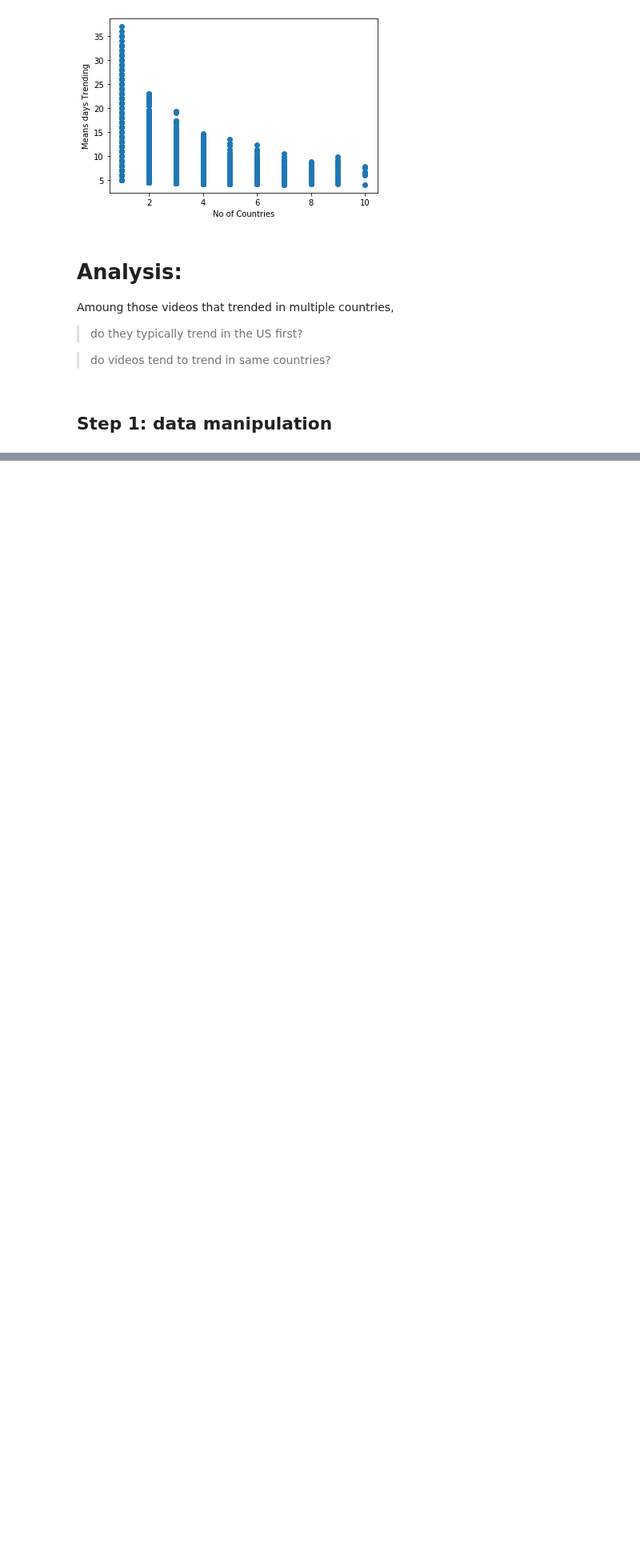
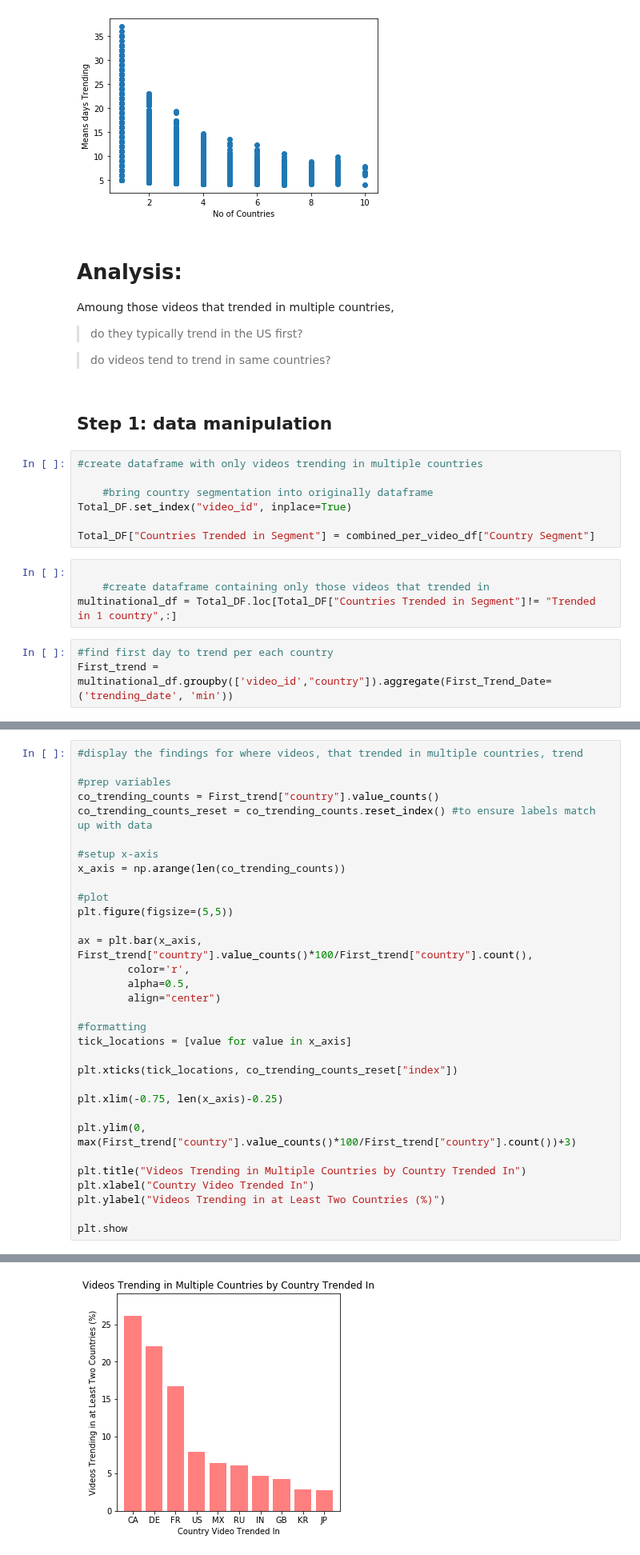
Before and after one commit to bnarath/YouTube_Trending, a Jupyter notebook: youtube-trending/Code/Megan_exploring_variation.ipynb, the cells around one changed output, grey strips where cells are left out. Shown at 80% size. Drawn from its saved outputs; the diff is of its cells as text; blank space fills up the shorter version.

```diff
--- a/youtube-trending/Code/Megan_exploring_variation.ipynb
+++ b/youtube-trending/Code/Megan_exploring_variation.ipynb
@@ -455,3 +455,17 @@ Amoung those videos that trended in multiple countries,
 # %% [markdown]
 Step 1: data manipulation
 ----
+# %%
+#create dataframe with only videos trending in multiple countries
+
+    #bring country segmentation into originally dataframe
+Total_DF.set_index("video_id", inplace=True)
+
+Total_DF["Countries Trended in Segment"] = combined_per_video_df["Country Segment"]
+# %%
+
+    #create dataframe containing only those videos that trended in
+multinational_df = Total_DF.loc[Total_DF["Countries Trended in Segment"]!= "Trended in 1 country",:]
+# %%
+#find first day to trend per each country
+First_trend = multinational_df.groupby(['video_id',"country"]).aggregate(First_Trend_Date=('trending_date', 'min'))
@@ -457,0 +481,33 @@ Step 1: data manipulation
+# %%
+#display the findings for where videos, that trended in multiple countries, trend
+
+#prep variables
+co_trending_counts = First_trend["country"].value_counts()
+co_trending_counts_reset = co_trending_counts.reset_index() #to ensure labels match up with data
+
+#setup x-axis
+x_axis = np.arange(len(co_trending_counts))
+
+#plot
+plt.figure(figsize=(5,5))
+
+ax = plt.bar(x_axis, First_trend["country"].value_counts()*100/First_trend["country"].count(),
+        color='r',
+        alpha=0.5,
+        align="center")
+
+#formatting
+tick_locations = [value for value in x_axis]
+
+plt.xticks(tick_locations, co_trending_counts_reset["index"])
+
+plt.xlim(-0.75, len(x_axis)-0.25)
+
+plt.ylim(0, max(First_trend["country"].value_counts()*100/First_trend["country"].count())+3)
+
+plt.title("Videos Trending in Multiple Countries by Country Trended In")
+plt.xlabel("Country Video Trended In")
+plt.ylabel("Videos Trending in at Least Two Countries (%)")
+
+plt.show
+# %% [output]
@@ -457,0 +532 @@ Step 1: data manipulation
+[figure, added]
```
Also changed, not shown: parts of 10 cells of this notebook.
